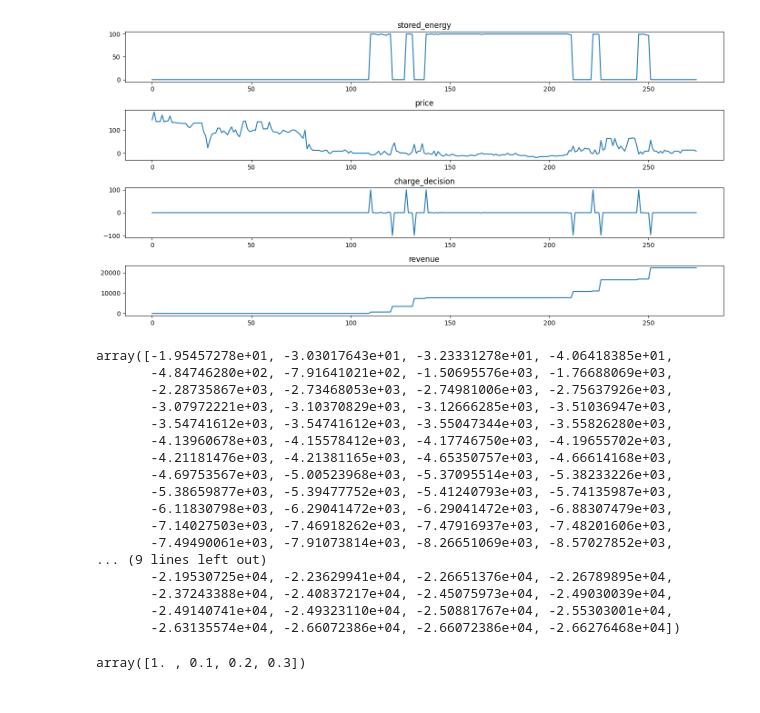
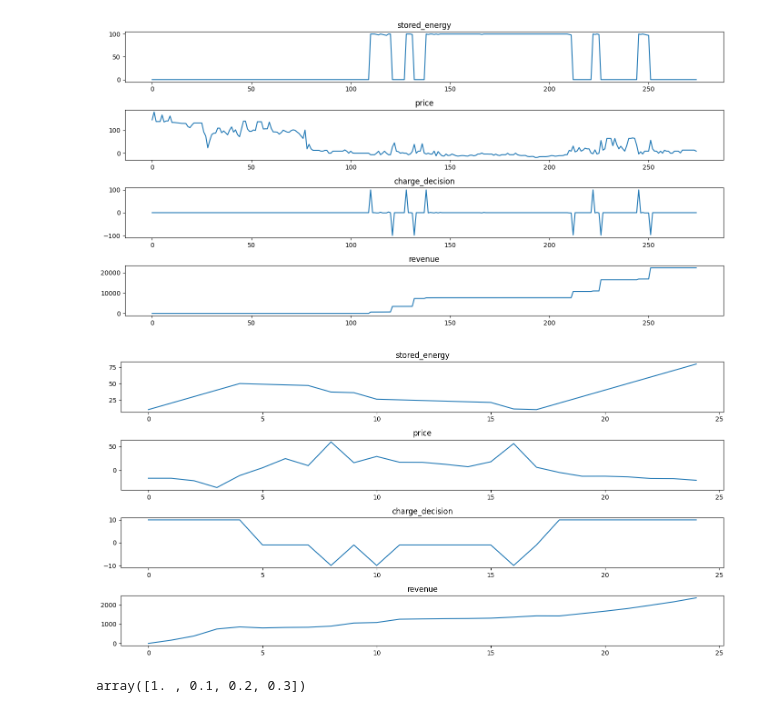
Before and after one commit to gdubbs100/open_electricity_prices, a Jupyter notebook: scratch.ipynb, the cells around one changed output. Cells and saved outputs as stored; diff of their text form; code cells hidden in the pictures.

Commit message:
wrap up battery creation

```diff
--- a/scratch.ipynb
+++ b/scratch.ipynb
@@ -190,26 +176,21 @@ plt.tight_layout()
 plt.show();
 # %% [output]
 [figure]
+# %%
+data = pd.read_csv('./logs/test_battery.csv')
+results = data.loc[:,['stored_energy', 'price', 'charge_decision', 'revenue']].to_dict(orient='list')
+results['revenue'] = np.cumsum(results['revenue'])
 # %%
-np.cumsum(results['revenue'])
+fig, ax = plt.subplots(4,1, figsize = (14, 7))
+for i, (k, v) in enumerate(results.items()):
+
+    ax[i].plot(v)
+    ax[i].set_title(k)
+
+plt.tight_layout()
+plt.show();
 # %% [output]
-array([-1.95457278e+01, -3.03017643e+01, -3.23331278e+01, -4.06418385e+01,
-       -4.84746280e+02, -7.91641021e+02, -1.50695576e+03, -1.76688069e+03,
-       -2.28735867e+03, -2.73468053e+03, -2.74981006e+03, -2.75637926e+03,
-       -3.07972221e+03, -3.10370829e+03, -3.12666285e+03, -3.51036947e+03,
-       -3.54741612e+03, -3.54741612e+03, -3.55047344e+03, -3.55826280e+03,
-       -4.13960678e+03, -4.15578412e+03, -4.17746750e+03, -4.19655702e+03,
-       -4.21181476e+03, -4.21381165e+03, -4.65350757e+03, -4.66614168e+03,
-       -4.69753567e+03, -5.00523968e+03, -5.37095514e+03, -5.38233226e+03,
-       -5.38659877e+03, -5.39477752e+03, -5.41240793e+03, -5.74135987e+03,
-       -6.11830798e+03, -6.29041472e+03, -6.29041472e+03, -6.88307479e+03,
-       -7.14027503e+03, -7.46918262e+03, -7.47916937e+03, -7.48201606e+03,
-       -7.49490061e+03, -7.91073814e+03, -8.26651069e+03, -8.57027852e+03,
-... (9 lines left out)
-       -2.19530725e+04, -2.23629941e+04, -2.26651376e+04, -2.26789895e+04,
-       -2.37243388e+04, -2.40837217e+04, -2.45075973e+04, -2.49030039e+04,
-       -2.49140741e+04, -2.49323110e+04, -2.50881767e+04, -2.55303001e+04,
-       -2.63135574e+04, -2.66072386e+04, -2.66072386e+04, -2.66276468e+04])
+[figure, added]
 # %%
 import numpy as np
 exogenous_info = np.array([0.1, 0.2, 0.3])
```
Also changed, not shown: parts of 1 cell of this notebook, 1 other file.
